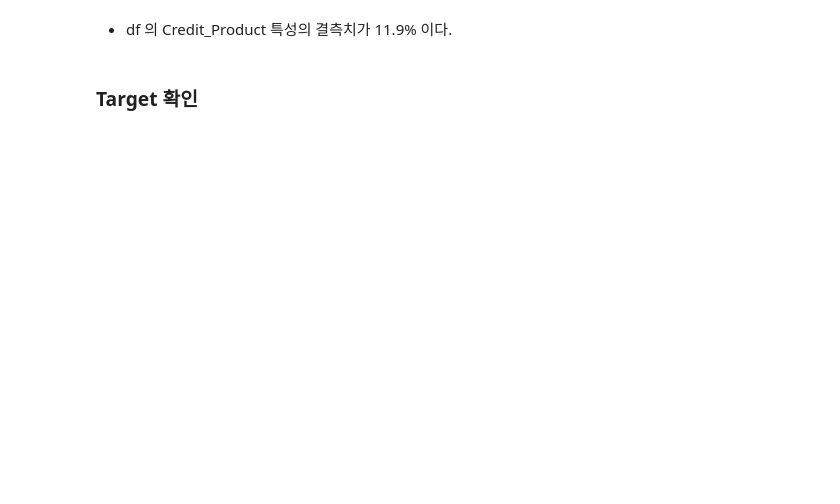
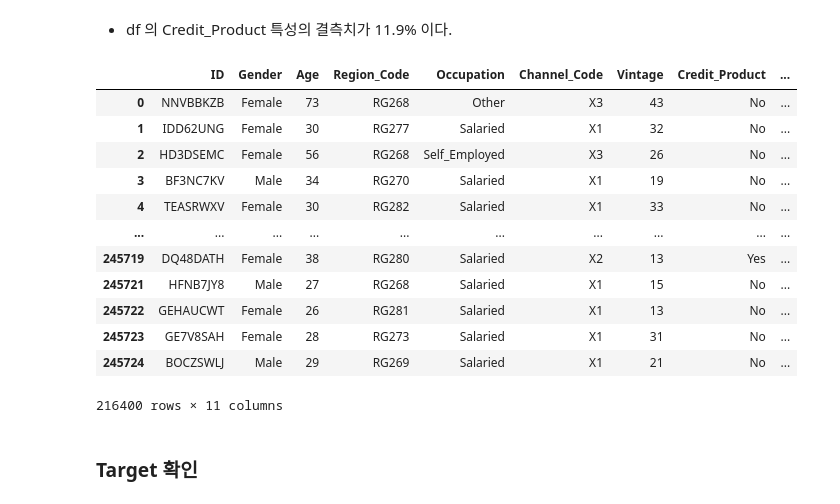
Before and after one commit to Oksusudom/Python_Learning, a Jupyter notebook: AI_10_이수철_CP1_Section2_update.ipynb, the cells around one changed output. Saved outputs shown, nothing was run; the diff lists cells and outputs as text; code cells hidden in the pictures; blank space fills up the shorter version.

```diff
--- a/AI_10_이수철_CP1_Section2_update.ipynb
+++ b/AI_10_이수철_CP1_Section2_update.ipynb
@@ -201,6 +201,27 @@ profiling_report
 [interactive output not drawn]
 # %% [markdown]
 *   df 의 Credit_Product 특성의 결측치가 11.9% 이다.
+# %%
+# 결측치가 있는 29,325개의 데이터는 삭제 후 진행.
+# 11.9%의 비율이기 때문에 삭제하기에 많은 양이기는 하나, 'Credit_Product'의 데이터형식이 Boolean이기 때문에 평균값이나 중앙값으로 대치하게되면 결과에 많은 영향을 미칠 것 같아 삭제하도록 함.
+
+df = df.dropna()
+
+df
+# %% [output]
+|  | ID | Gender | Age | Region_Code | Occupation | Channel_Code | Vintage | Credit_Product | ... |
+| 0 | NNVBBKZB | Female | 73 | RG268 | Other | X3 | 43 | No | ... |
+| 1 | IDD62UNG | Female | 30 | RG277 | Salaried | X1 | 32 | No | ... |
+| 2 | HD3DSEMC | Female | 56 | RG268 | Self_Employed | X3 | 26 | No | ... |
+| 3 | BF3NC7KV | Male | 34 | RG270 | Salaried | X1 | 19 | No | ... |
+| 4 | TEASRWXV | Female | 30 | RG282 | Salaried | X1 | 33 | No | ... |
+| ... | ... | ... | ... | ... | ... | ... | ... | ... | ... |
+| 245719 | DQ48DATH | Female | 38 | RG280 | Salaried | X2 | 13 | Yes | ... |
+| 245721 | HFNB7JY8 | Male | 27 | RG268 | Salaried | X1 | 15 | No | ... |
+| 245722 | GEHAUCWT | Female | 26 | RG281 | Salaried | X1 | 13 | No | ... |
+| 245723 | GE7V8SAH | Female | 28 | RG273 | Salaried | X1 | 31 | No | ... |
+| 245724 | BOCZSWLJ | Male | 29 | RG269 | Salaried | X1 | 21 | No | ... |
+216400 rows × 11 columns
 # %% [markdown]
 ### Target 확인
 # %%
```
Also changed, not shown: parts of 15 cells of this notebook.
